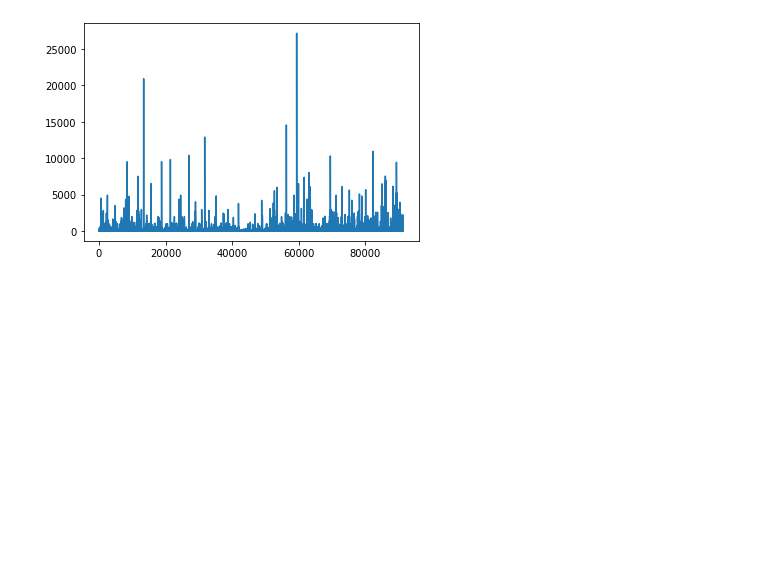
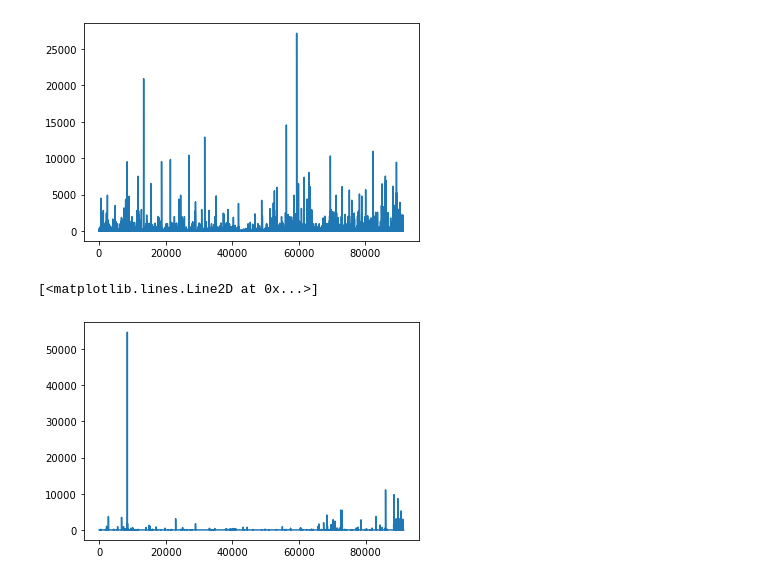
Before and after one commit to martin-sn/MastersThesis, a Jupyter notebook: CryptoTest.ipynb, the cells around one changed output. Cells and saved outputs as stored; diff of their text form; code cells hidden in the pictures; blank space fills up the shorter version.

```diff
--- a/CryptoTest.ipynb
+++ b/CryptoTest.ipynb
@@ -147,3 +169,8 @@ plt.plot(df["asks_market_notional_0"])
 # %% [output]
 [<matplotlib.lines.Line2D at 0x...>]
 [figure]
+# %%
+plt.plot(df["asks_market_notional_1"])
+# %% [output]
+[<matplotlib.lines.Line2D at 0x...>]
+[figure, added]
```
Also changed, not shown: parts of 35 cells of this notebook, 1 other file.
